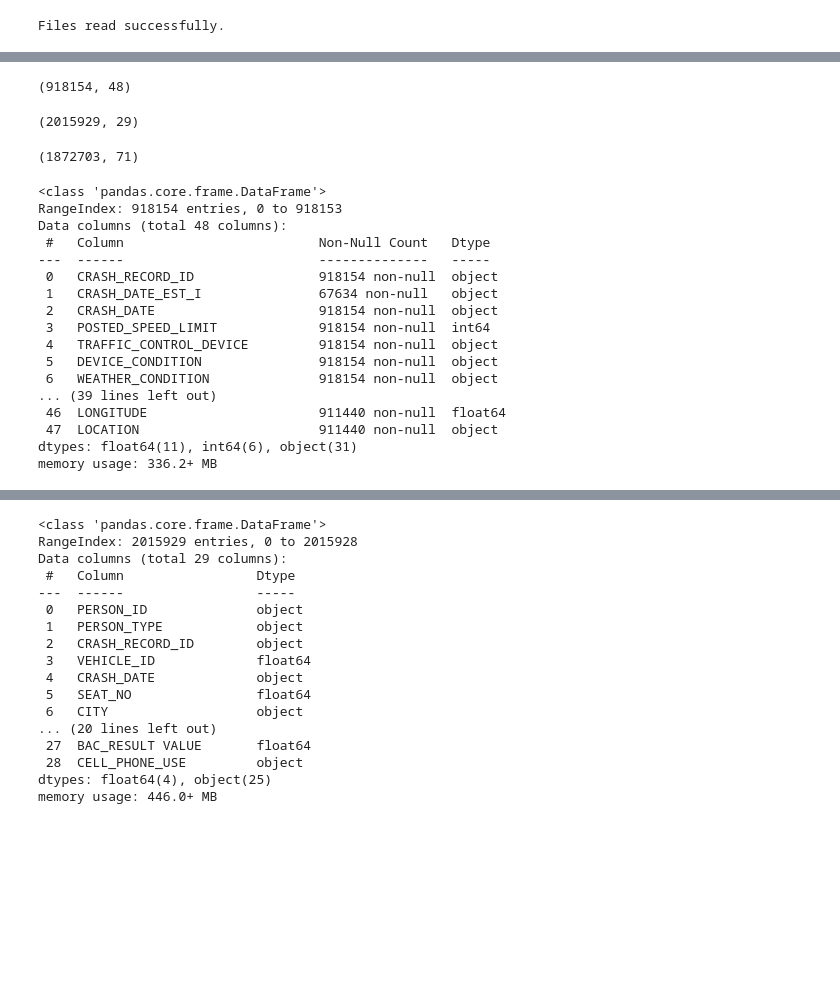
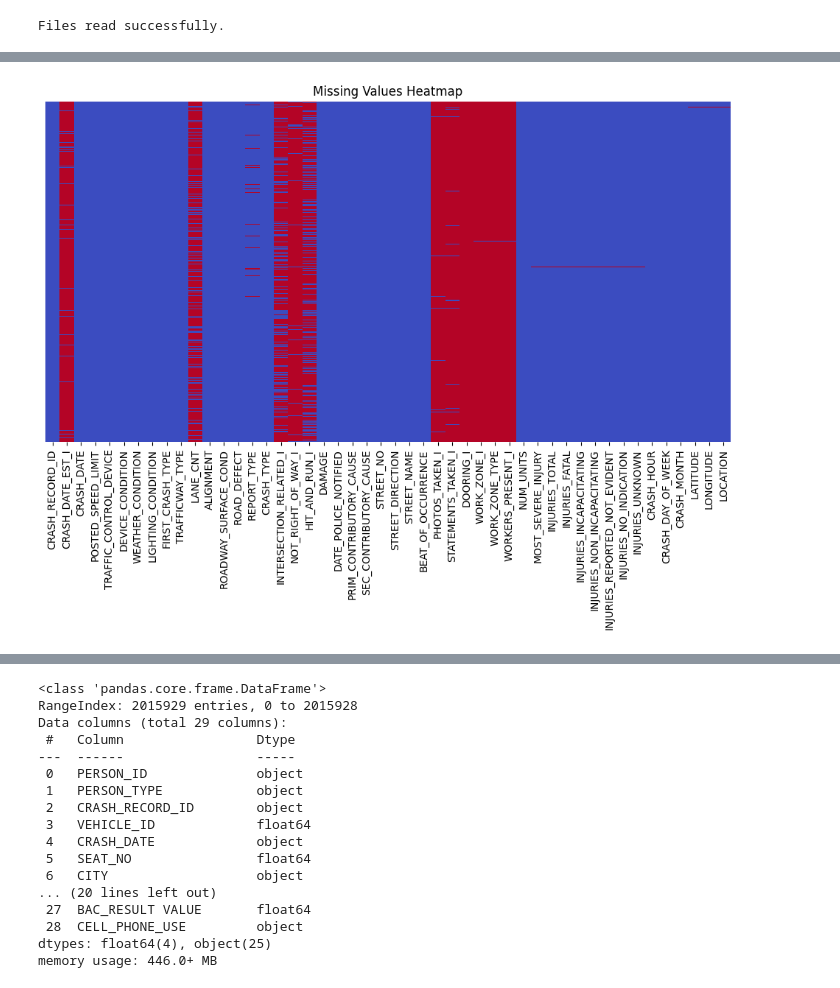
Before and after one commit to clonedSemicolon/Crash-Predictor, a Jupyter notebook: Car_Crash_Prediction.ipynb, the cells around one changed output, grey strips where cells are left out. Drawn from its saved outputs; the diff is of its cells as text; code cells hidden in the pictures; blank space fills up the shorter version.

Commit message:
better visualization

```diff
--- a/Car_Crash_Prediction.ipynb
+++ b/Car_Crash_Prediction.ipynb
@@ -89,34 +47,9 @@ shap.initjs()
-# %%
-crashes.shape
-# %% [output]
-(918154, 48)
-# %%
-people.shape
-# %% [output]
-(2015929, 29)
-# %%
-vehicles.shape
-# %% [output]
-(1872703, 71)
-# %%
-crashes.info()
-# %% [output]
-<class 'pandas.core.frame.DataFrame'>
-RangeIndex: 918154 entries, 0 to 918153
-Data columns (total 48 columns):
- #   Column                         Non-Null Count   Dtype
----  ------                         --------------   -----
- 0   CRASH_RECORD_ID                918154 non-null  object
- 1   CRASH_DATE_EST_I               67634 non-null   object
- 2   CRASH_DATE                     918154 non-null  object
- 3   POSTED_SPEED_LIMIT             918154 non-null  int64
- 4   TRAFFIC_CONTROL_DEVICE         918154 non-null  object
- 5   DEVICE_CONDITION               918154 non-null  object
- 6   WEATHER_CONDITION              918154 non-null  object
-... (39 lines left out)
- 46  LONGITUDE                      911440 non-null  float64
- 47  LOCATION                       911440 non-null  object
-dtypes: float64(11), int64(6), object(31)
-memory usage: 336.2+ MB
+# %%
+plt.figure(figsize=(12, 6))
+sns.heatmap(crashes.isnull(), cmap="coolwarm", cbar=False, yticklabels=False)
+plt.title("Missing Values Heatmap")
+plt.show()
+# %% [output]
+[figure, added]
 # %%
 #dropping columns either not relevant, or duplicate.
```
Also changed, not shown: parts of 37 cells of this notebook.
